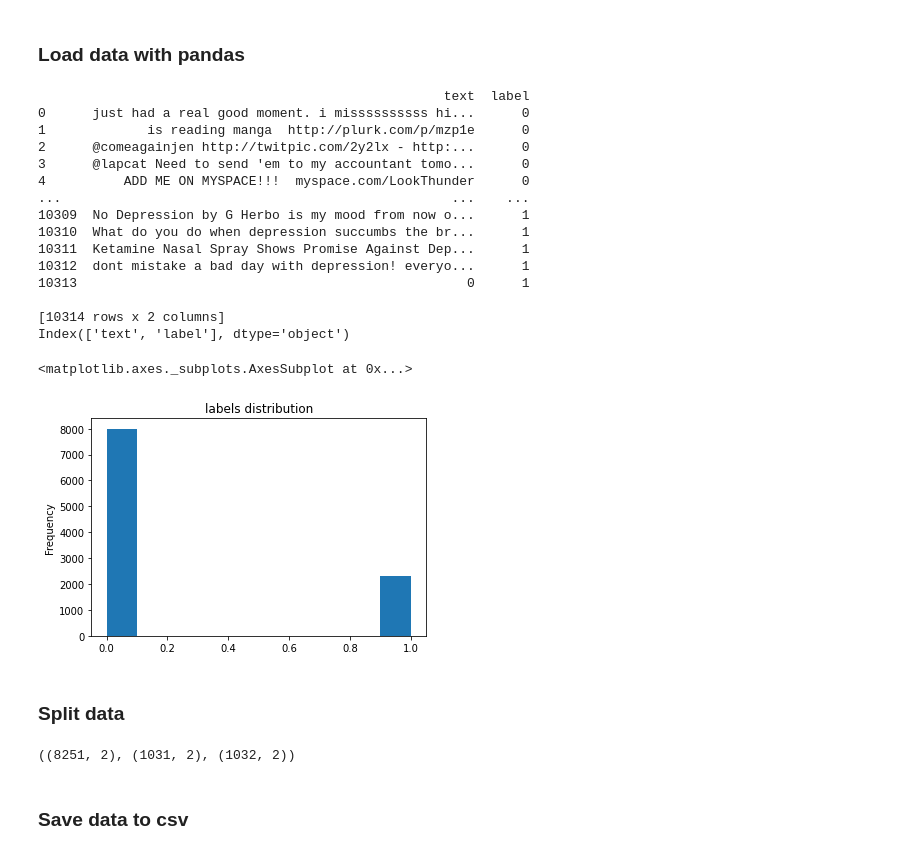
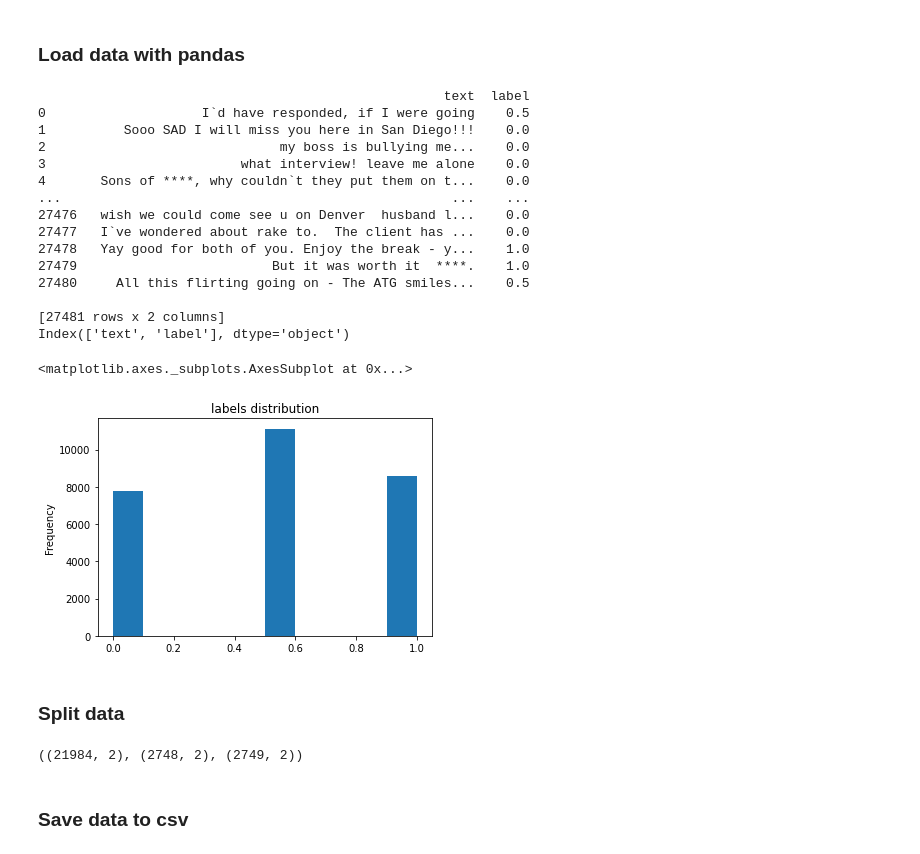
Before and after one commit to enriquemondragon/MySafetyNet, a Jupyter notebook: dataprep_train_test.ipynb, the cells around one changed output. Drawn from its saved outputs; the diff is of its cells as text; code cells hidden in the pictures.

```diff
--- a/dataprep_train_test.ipynb
+++ b/dataprep_train_test.ipynb
@@ -53,29 +70,31 @@ print(tf.__version__)
 # %% [markdown]
 ### Load data with pandas
 # %%
-df = pd.read_csv('/content/sentiment_tweets3_pp.zip',
+#df = pd.read_csv('/content/sentiment_tweets3_pp.zip',
+#                 compression='zip',low_memory=False)
+df = pd.read_csv('/content/train.zip',
                  compression='zip',low_memory=False)
 print(df)
 print(df.keys())
 df.label.plot(kind='hist', title='labels distribution')
 # %% [output]
                                                     text  label
-0      just had a real good moment. i missssssssss hi...      0
-1             is reading manga  http://plurk.com/p/mzp1e      0
-2      @comeagainjen http://twitpic.com/2y2lx - http:...      0
-3      @lapcat Need to send 'em to my accountant tomo...      0
-4          ADD ME ON MYSPACE!!!  myspace.com/LookThunder      0
+0                    I`d have responded, if I were going    0.5
+1          Sooo SAD I will miss you here in San Diego!!!    0.0
+2                              my boss is bullying me...    0.0
+3                         what interview! leave me alone    0.0
+4       Sons of ****, why couldn`t they put them on t...    0.0
 ...                                                  ...    ...
-10309  No Depression by G Herbo is my mood from now o...      1
-10310  What do you do when depression succumbs the br...      1
-10311  Ketamine Nasal Spray Shows Promise Against Dep...      1
-10312  dont mistake a bad day with depression! everyo...      1
-10313                                                  0      1
+27476   wish we could come see u on Denver  husband l...    0.0
+27477   I`ve wondered about rake to.  The client has ...    0.0
+27478   Yay good for both of you. Enjoy the break - y...    1.0
+27479                         But it was worth it  ****.    1.0
+27480     All this flirting going on - The ATG smiles...    0.5
 
-[10314 rows x 2 columns]
+[27481 rows x 2 columns]
 Index(['text', 'label'], dtype='object')
 <matplotlib.axes._subplots.AxesSubplot at 0x...>
-[figure, old version]
+[figure, new version]
 # %% [markdown]
 ### Split data
 # %%
@@ -83,7 +102,7 @@ train_df, rest = train_test_split(df, random_state=42, train_size=0.80, stratify
 valid_df, test_df = train_test_split(rest, random_state=42, train_size=0.50, stratify=rest.label.values)
 train_df.shape, valid_df.shape, test_df.shape
 # %% [output]
-((8251, 2), (1031, 2), (1032, 2))
+((21984, 2), (2748, 2), (2749, 2))
 # %% [markdown]
 ### Save data to csv
 # %%
```
Also changed, not shown: parts of 6 cells of this notebook.
